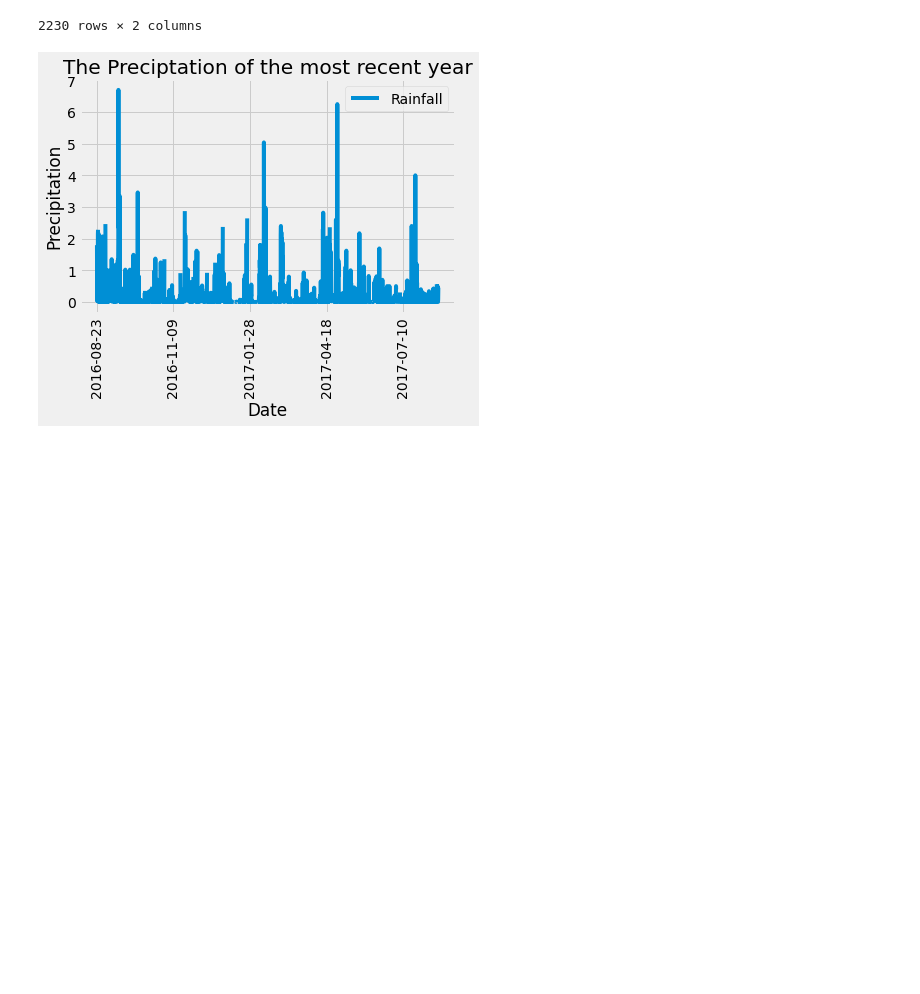
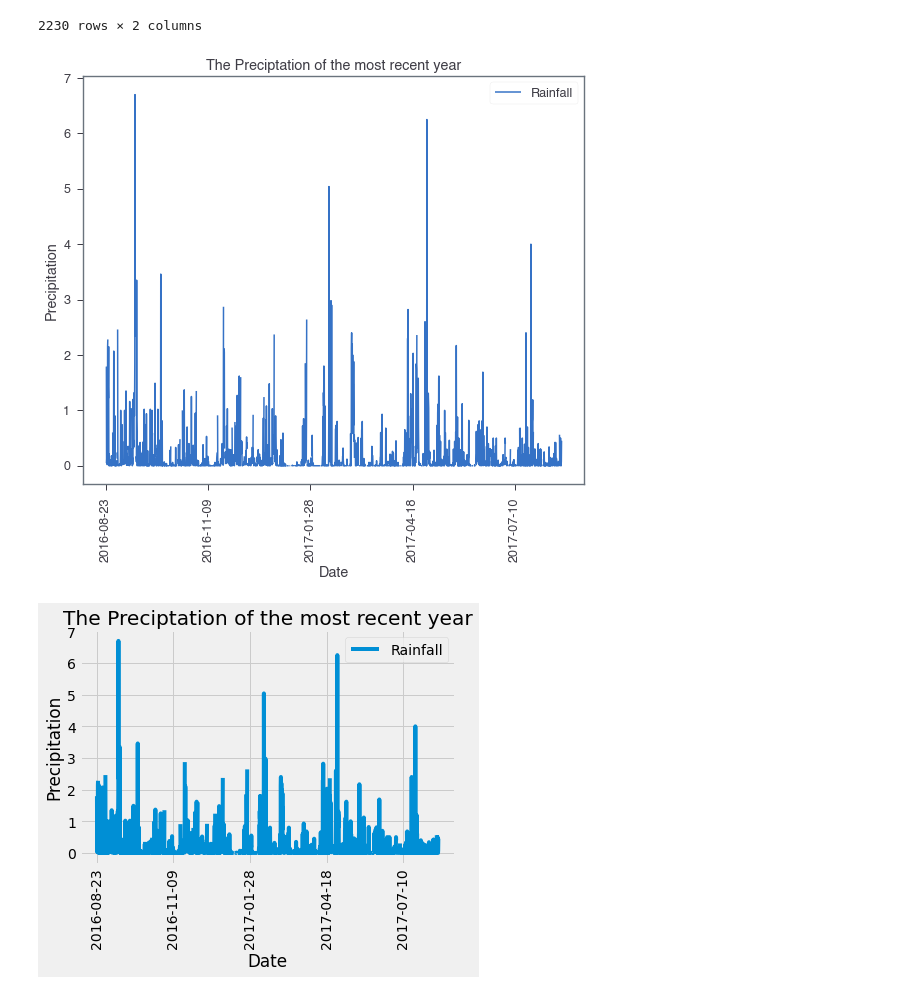
Before and after one commit to TracieDiepBautista/Hawaii_Climate, a Jupyter notebook: climate_queries.ipynb, the cells around one changed output. Drawn from its saved outputs; the diff is of its cells as text; code cells hidden in the pictures; blank space fills up the shorter version.

```diff
--- a/climate_queries.ipynb
+++ b/climate_queries.ipynb
@@ -186,6 +187,14 @@ precip_sort
 | 1528 | 2017-08-23 | 0.08 |
 | 2229 | 2017-08-23 | 0.45 |
 2230 rows × 2 columns
+# %%
+precip_sort.plot(x="Date",y="Rainfall",rot = 90)
+plt.xlabel("Date")
+plt.ylabel("Precipitation")
+plt.title("The Preciptation of the most recent year")
+plt.show()
+# %% [output]
+[figure, added]
 # %%
 # plotting using pandas
 precip_sort.plot(x="Date",y="Rainfall",rot = 90)
```
Also changed, not shown: parts of 1 cell of this notebook, 1 other file.
